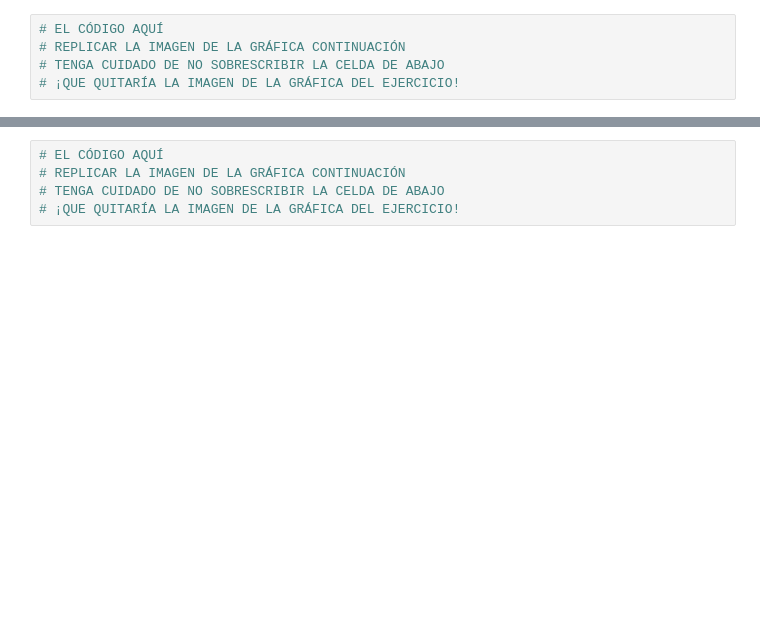
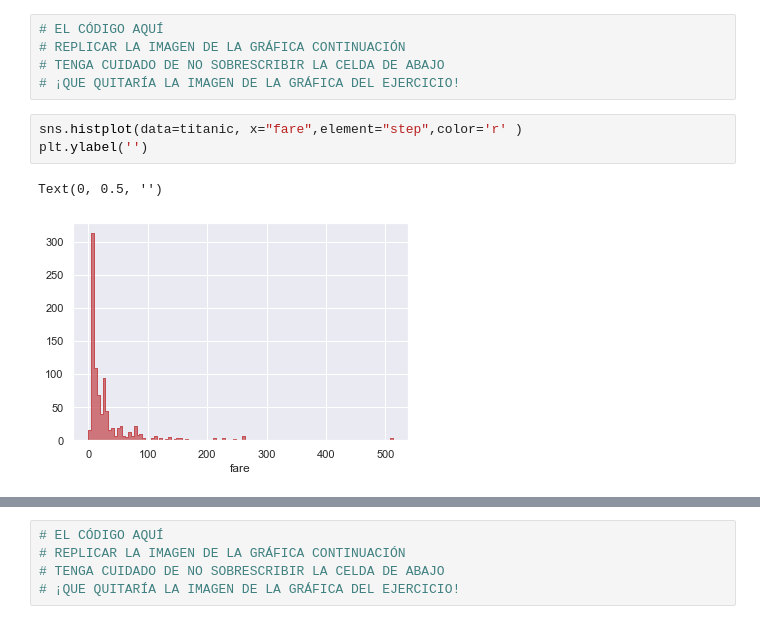
Before and after one commit to diosimar/Data_Science_AI, a Jupyter notebook: Ejercicios_notebooks/Ejercicios_Seaborn.ipynb, the cells around one changed output, grey strips where cells are left out. Cells and saved outputs as stored; diff of their text form; blank space fills up the shorter version.

```diff
--- a/Ejercicios_notebooks/Ejercicios_Seaborn.ipynb
+++ b/Ejercicios_notebooks/Ejercicios_Seaborn.ipynb
@@ -39,3 +52,9 @@ titanic.shape
 # REPLICAR LA IMAGEN DE LA GRÁFICA CONTINUACIÓN
 # TENGA CUIDADO DE NO SOBRESCRIBIR LA CELDA DE ABAJO
 # ¡QUE QUITARÍA LA IMAGEN DE LA GRÁFICA DEL EJERCICIO!
+# %%
+sns.histplot(data=titanic, x="fare",element="step",color='r' )
+plt.ylabel('')
+# %% [output]
+Text(0, 0.5, '')
+[figure, added]
```
Also changed, not shown: parts of 22 cells of this notebook, 1 other file.
